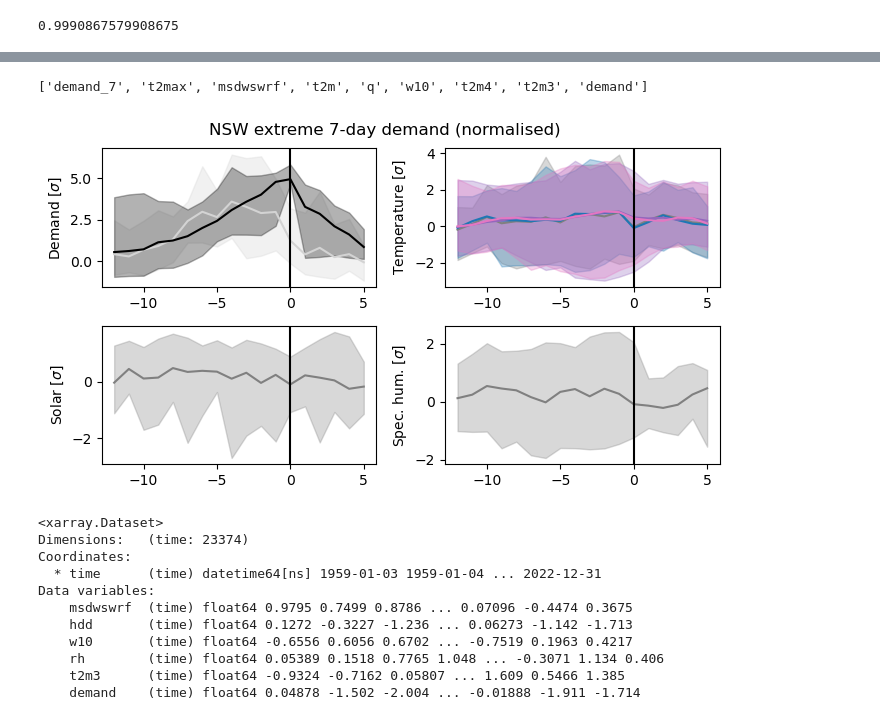
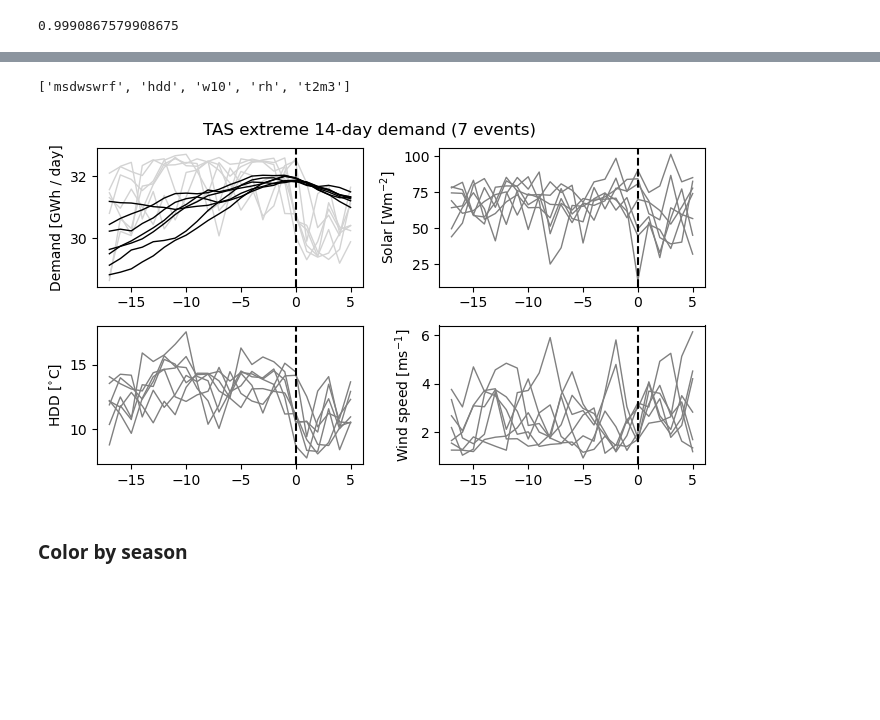
Before and after one commit to dougrichardson/demand_model, a Jupyter notebook: 15_analyse_NEM_ERA5.ipynb, the cells around one changed output, grey strips where cells are left out. Drawn from its saved outputs; the diff is of its cells as text; code cells hidden in the pictures; blank space fills up the shorter version.

Commit message:
Plotting parameters

```diff
--- a/15_analyse_NEM_ERA5.ipynb
+++ b/15_analyse_NEM_ERA5.ipynb
@@ -661,7 +661,7 @@ def get_events_data(predictors_ds, roll, q, days_before, days_after, event_windo
 
     return ext_dict
 # %%
-def plot_events(ds, axis_details, ylabels, suptitle, plot_range=False, to_GWh=False):
+def plot_events(ds, axis_details, ylabels, suptitle, plot_range=False, to_GWh=False, plot_zero=False):
     """
     Plot maximum demand for a given averaging period.
 
@@ -674,6 +674,7 @@ def plot_events(ds, axis_details, ylabels, suptitle, plot_range=False, to_GWh=Fa
     suptitle: figure title
     plot_range: plot range of data rather than all lines
     to_GWh: bool, whether to divide demand arrays by 1000
+    plot_zero: bool, whether or not to plot y=0
     """
     def _plot_lines(ax, da, color, label):
         da.plot.line(ax=ax, x="days_around", c=color, label=label, add_legend=False, lw=1)
@@ -711,19 +712,21 @@ def plot_events(ds, axis_details, ylabels, suptitle, plot_range=False, to_GWh=Fa
                 _plot_lines(ax.flatten()[axis_details[i][1]], da, axis_details[i][2], var)
 
     for i, a in enumerate(ax.flatten()):
-        a.axvline(0, c="k")
+        a.axvline(0, c="k", ls="--")
         a.set_title("")
         # a.legend(loc=[0,1], ncols=2, frameon=False)
         a.set_ylabel(ylabels[i])
         a.set_xlabel("")
+        if plot_zero:
+            a.axhline(0, c="k", ls="--")
         # a.xaxis.set_major_formatter(matplotlib.dates.ConciseDateFormatter(a.xaxis.get_major_locator()))#.DateFormatter('%Y-%m-%d'))
 
     plt.suptitle(suptitle, y=0.95)
     # plt.subplots_adjust(wspace=0.3, hspace=1.)
     plt.tight_layout()
 # %%
-roll = 7
-days_before = 12
+roll = 14
+days_before = 17
 days_after = 5
 event_window = 7
 q = 1 - 1 / (365 * 3)
@@ -797,34 +739,0 @@ plot_events(
-# %%
-plot_events(
-    norm_events_dict["NSW"],
-    {
-        0: [0, 1, "gray"],
-        2: [0, 1, "tab:blue"],
-        5: [0, 1, "tab:purple"],
-        6: [0, 1, "tab:pink"],
-        1: [0, 2, "gray"],
-        3: [0, 3, "gray"],
-        4: None
-    },
-    [r"Demand [$\sigma$]", r"Temperature [$\sigma$]", r"Solar [$\sigma$]", r"Spec. hum. [$\sigma$]"],
-    "NSW extreme 7-day demand (normalised)",
-    True,
-    False
-)
-# %% [output]
-['demand_7', 't2max', 'msdwswrf', 't2m', 'q', 'w10', 't2m4', 't2m3', 'demand']
-[figure, removed]
-# %%
-normalise_monthly(ds)
-# %% [output]
-<xarray.Dataset>
-Dimensions:   (time: 23374)
-Coordinates:
-  * time      (time) datetime64[ns] 1959-01-03 1959-01-04 ... 2022-12-31
-Data variables:
-    msdwswrf  (time) float64 0.9795 0.7499 0.8786 ... 0.07096 -0.4474 0.3675
-    hdd       (time) float64 0.1272 -0.3227 -1.236 ... 0.06273 -1.142 -1.713
-    w10       (time) float64 -0.6556 0.6056 0.6702 ... -0.7519 0.1963 0.4217
-    rh        (time) float64 0.05389 0.1518 0.7765 1.048 ... -0.3071 1.134 0.406
-    t2m3      (time) float64 -0.9324 -0.7162 0.05807 ... 1.609 0.5466 1.385
-    demand    (time) float64 0.04878 -1.502 -2.004 ... -0.01888 -1.911 -1.714
@@ -830,0 +943,16 @@ Data variables:
+# %%
+event_plot_params = get_event_plot_params()
+# %%
+plot_events(
+    event_plot_params["original"]["TAS"]["data"],
+    event_plot_params["original"]["TAS"]["details"],
+    event_plot_params["original"]["TAS"]["ylabels"],
+    event_plot_params["original"]["TAS"]["suptitle"],
+    plot_range=False,
+    to_GWh=event_plot_params["original"]["TAS"]["GWh"]
+)
+# %% [output]
+['msdwswrf', 'hdd', 'w10', 'rh', 't2m3']
+[figure, added]
+# %% [markdown]
+### Color by season
```
Also changed, not shown: parts of 7 cells of this notebook.
